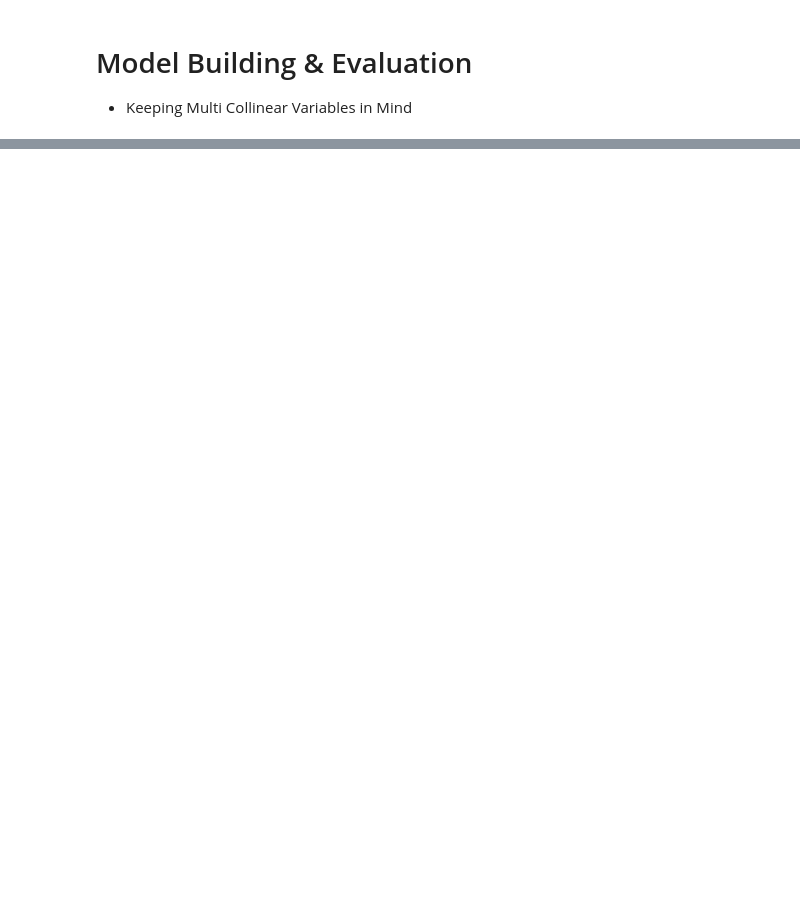
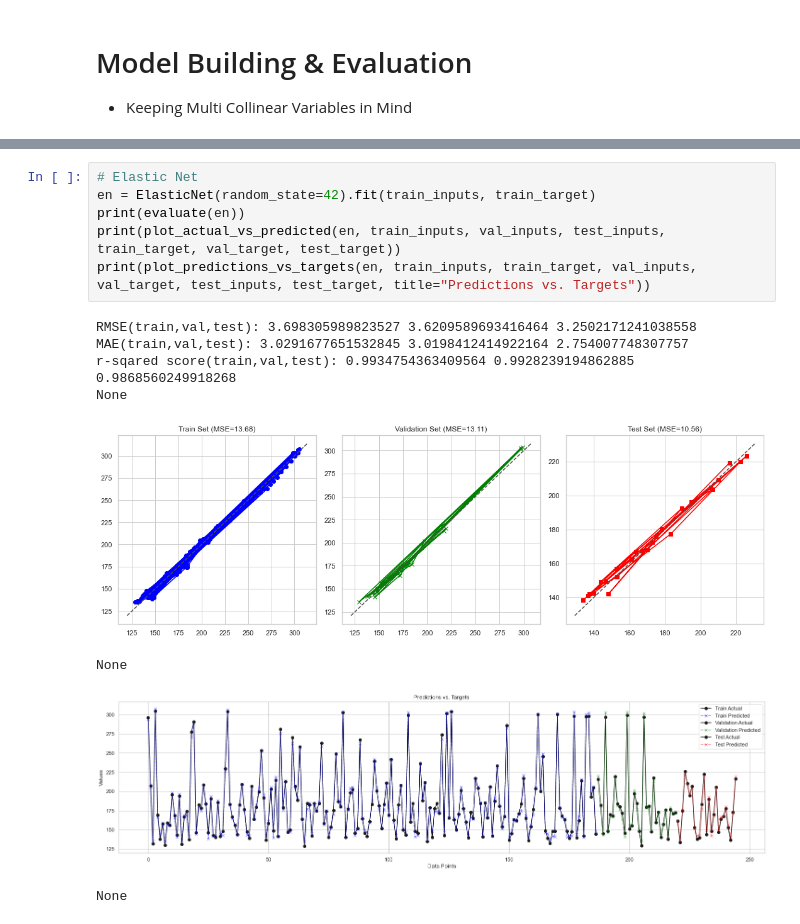
Before and after one commit to rbhattar07/HPI, a Jupyter notebook: main.ipynb, the cells around one changed output, grey strips where cells are left out. Drawn from its saved outputs; the diff is of its cells as text; blank space fills up the shorter version.

```diff
--- a/main.ipynb
+++ b/main.ipynb
@@ -391,0 +453,15 @@ def plot_predictions_vs_targets(model, inputs, targets, title="Predictions vs. T
+# %%
+# Elastic Net
+en = ElasticNet(random_state=42).fit(train_inputs, train_target)
+print(evaluate(en))
+print(plot_actual_vs_predicted(en, train_inputs, val_inputs, test_inputs, train_target, val_target, test_target))
+print(plot_predictions_vs_targets(en, train_inputs, train_target, val_inputs, val_target, test_inputs, test_target, title="Predictions vs. Targets"))
+# %% [output]
+RMSE(train,val,test): 3.698305989823527 3.6209589693416464 3.2502171241038558
+MAE(train,val,test): 3.0291677651532845 3.0198412414922164 2.754007748307757
+r-sqared score(train,val,test): 0.9934754363409564 0.9928239194862885 0.9868560249918268
+None
+[figure, added]
+None
+[figure, added]
+None
```
Also changed, not shown: parts of 6 cells of this notebook.
